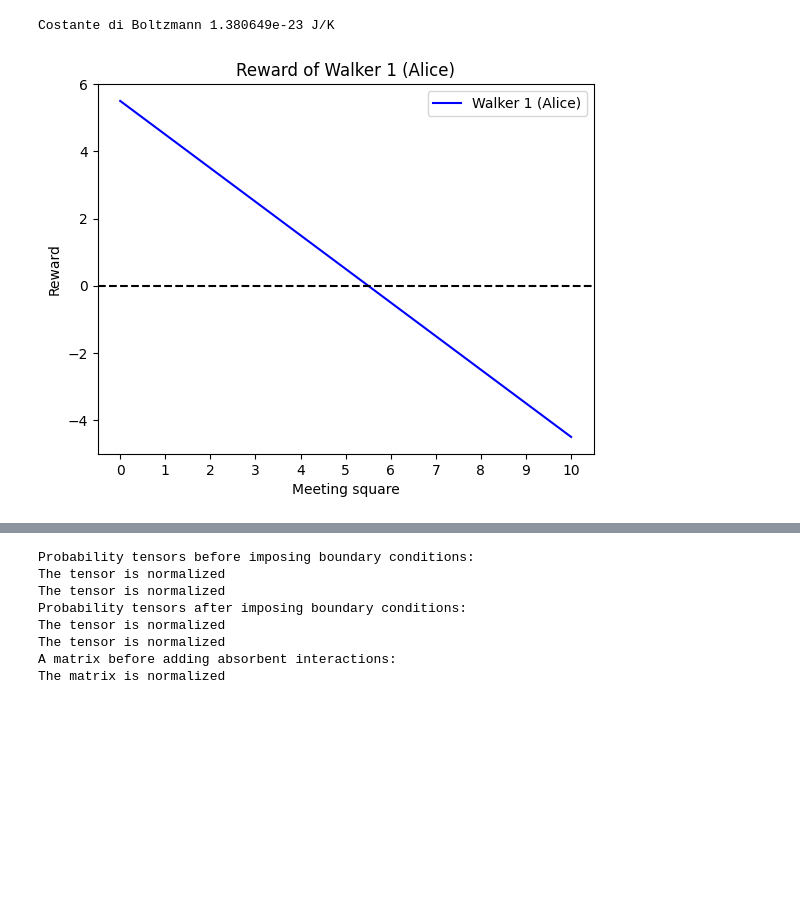
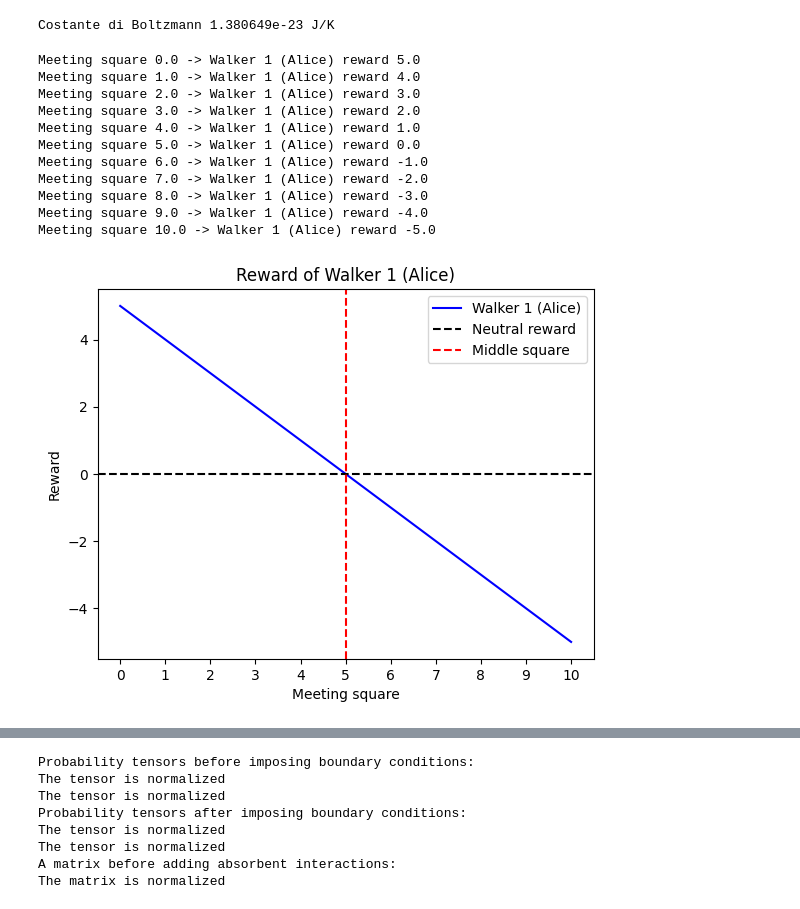
Before and after one commit to Buffoni/smart-walkers, a Jupyter notebook: walkers_energy_and_intelligence.ipynb, the cells around one changed output, grey strips where cells are left out. Drawn from its saved outputs; the diff is of its cells as text; code cells hidden in the pictures; blank space fills up the shorter version.

```diff
--- a/walkers_energy_and_intelligence.ipynb
+++ b/walkers_energy_and_intelligence.ipynb
@@ -127,10 +127,10 @@ def check_end_game(walker_1, walker_2):
   return end_game, compenetration
 
 def calculate_reward(meeting_square, world_dimension):
-  # Get the points
-  walker_1_reward = world_dimension - meeting_square - world_dimension / 2
-  walker_2_reward = meeting_square - world_dimension / 2
+  walker_1_reward = ((world_dimension - 1)/ 2) - meeting_square
+  walker_2_reward = meeting_square - ((world_dimension - 1) / 2)
   return walker_1_reward, walker_2_reward
+
 
 def play_one_game(walker_1, walker_2, world_dimension):
   # Reset the walkers
@@ -167,22 +167,35 @@ def play_one_game(walker_1, walker_2, world_dimension):
 # %%
 # Plot walker_1 (Alice) reward
 
 meeting_squares =  np.linspace(0, NUMBER_OF_SQUARES-1, NUMBER_OF_SQUARES)
 walker_1_rewards = []
 for meeting_square in meeting_squares:
   walker_1_reward, _ = calculate_reward(meeting_square, NUMBER_OF_SQUARES)
+  print(f'Meeting square {meeting_square} -> Walker 1 (Alice) reward {walker_1_reward}')
   walker_1_rewards.append(walker_1_reward)
 
 plt.title('Reward of Walker 1 (Alice)')
 plt.xlabel('Meeting square')
 plt.ylabel('Reward')
 plt.plot(meeting_squares, walker_1_rewards, label='Walker 1 (Alice)', color='blue')
-plt.axhline(0, color='black', linestyle='--')
+plt.axhline(0, color='black', linestyle='--', label='Neutral reward')
+plt.axvline((NUMBER_OF_SQUARES - 1) / 2, color='red', linestyle='--', label='Middle square')
 plt.xticks(np.arange(0, NUMBER_OF_SQUARES, 1))
 plt.legend()
 plt.show()
 # %% [output]
+Meeting square 0.0 -> Walker 1 (Alice) reward 5.0
+Meeting square 1.0 -> Walker 1 (Alice) reward 4.0
+Meeting square 2.0 -> Walker 1 (Alice) reward 3.0
+Meeting square 3.0 -> Walker 1 (Alice) reward 2.0
+Meeting square 4.0 -> Walker 1 (Alice) reward 1.0
+Meeting square 5.0 -> Walker 1 (Alice) reward 0.0
+Meeting square 6.0 -> Walker 1 (Alice) reward -1.0
+Meeting square 7.0 -> Walker 1 (Alice) reward -2.0
+Meeting square 8.0 -> Walker 1 (Alice) reward -3.0
+Meeting square 9.0 -> Walker 1 (Alice) reward -4.0
+Meeting square 10.0 -> Walker 1 (Alice) reward -5.0
-[figure, old version]
+[figure, new version]
 # %%
 def calculate_entropy_of_probability_tensor(probability_tensor):
   entropy = 0
```
Also changed, not shown: parts of 6 cells of this notebook.
